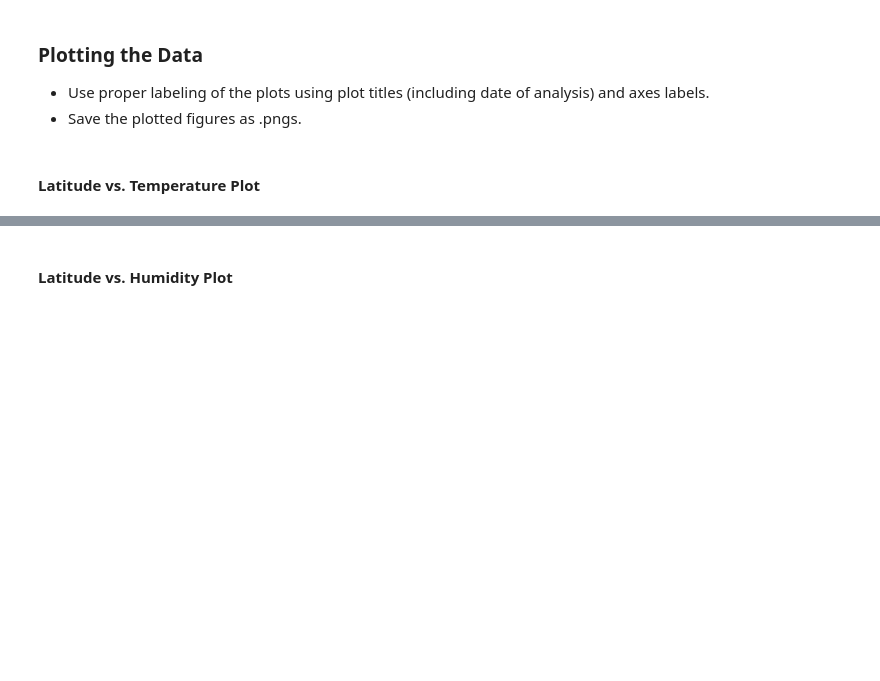
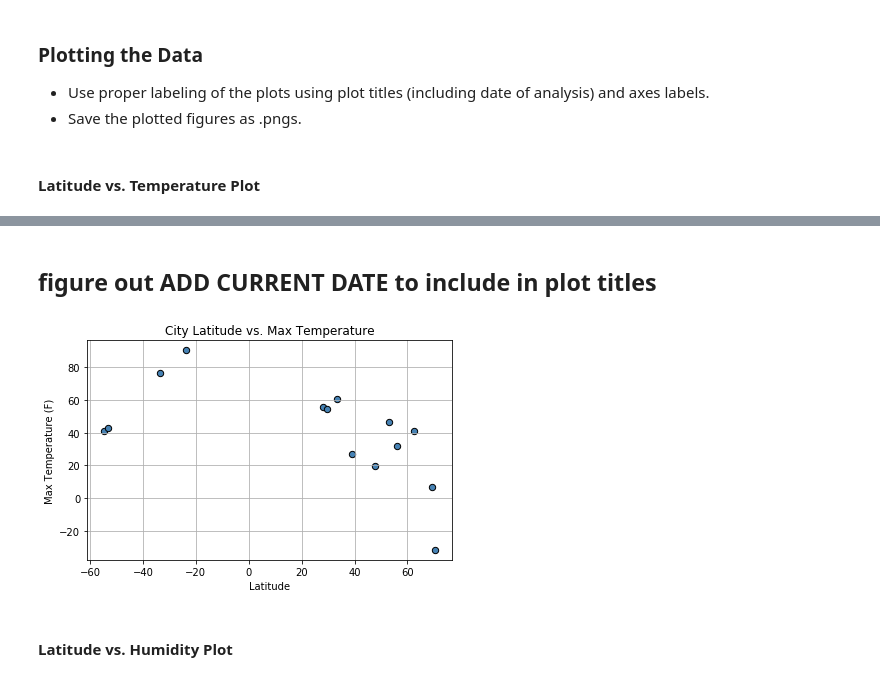
Before and after one commit to ericaleon/WeatherPy_APIs, a Jupyter notebook: WeatherPy.ipynb, the cells around one changed output, grey strips where cells are left out. Drawn from its saved outputs; the diff is of its cells as text; code cells hidden in the pictures; blank space fills up the shorter version.

```diff
--- a/WeatherPy.ipynb
+++ b/WeatherPy.ipynb
@@ -38,9 +35,9 @@ lng_range = (-180, 180)
 lat_lngs = []
 cities = []
 
-# Create a set of random lat and lng combinations
-lats = np.random.uniform(low=-90.000, high=90.000, size=1500)
-lngs = np.random.uniform(low=-180.000, high=180.000, size=1500)
+# Create a set of random lat and lng combinations; replace size with 1500
+lats = np.random.uniform(low=-90.000, high=90.000, size=150)
+lngs = np.random.uniform(low=-180.000, high=180.000, size=150)
 lat_lngs = zip(lats, lngs)
 
 # Identify nearest city for each lat, lng combination
@@ -57,0 +55,3 @@ len(cities)
+# %%
+cities15 = cities[0:15]
+print(cities15)
@@ -104,0 +147,8 @@ dtype: int64
+# %%
+# populate data frame with collected data
+weather_data = pd.DataFrame({"City":city_names, "Cloudiness":cloudiness, "Country":country,
+                             "Date":date, "Humidity":hum, "Lat":lat, "Lng":lng,
+                             "Max Temp":max_temp, "Wind Speed":wind_sp})
+
+# check counts for each column
+weather_data.count()
@@ -114,2 +185,28 @@ dtype: int64
+# %% [markdown]
+## figure out ADD CURRENT DATE to include in plot titles
+# %%
+# create scatter plot for latitude and max temperature
+plt.scatter(weather_data['Lat'],
+            weather_data['Max Temp'],
+            marker = 'o',
+            s = 40,
+            c = 'steelblue',
+            edgecolors = 'black'
+           )
+
+# set up labels and add grid
+plt.title(f"City Latitude vs. Max Temperature")
+plt.xlabel("Latitude")
+plt.ylabel("Max Temperature (F)")
+plt.grid()
+plt.tight_layout()
+
+# save to file
+plt.savefig("output_data/Lat_vs_Temp.png")
+
+# display plot
+plt.show()
+# %% [output]
+[figure, added]
 # %% [markdown]
 #### Latitude vs. Humidity Plot
```
Also changed, not shown: parts of 17 cells of this notebook, 6 other files.
